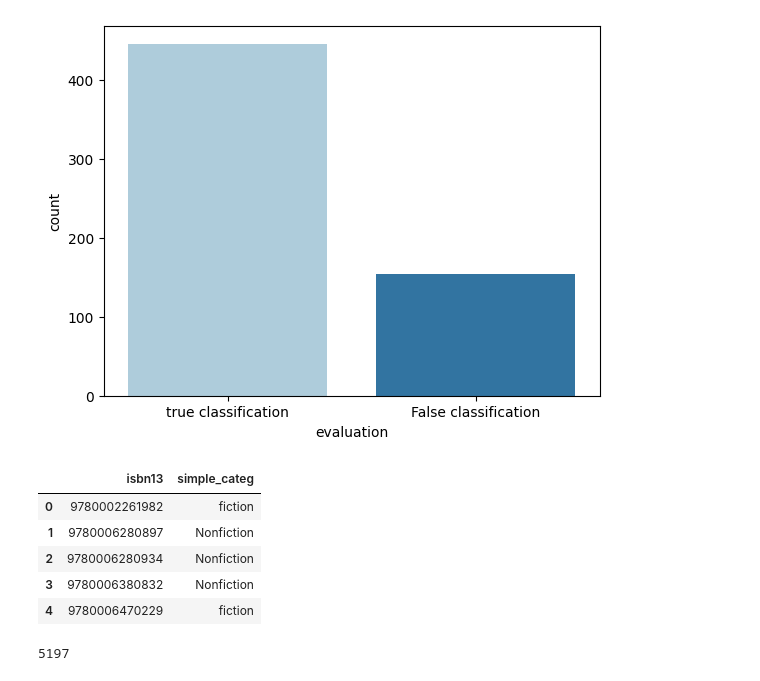
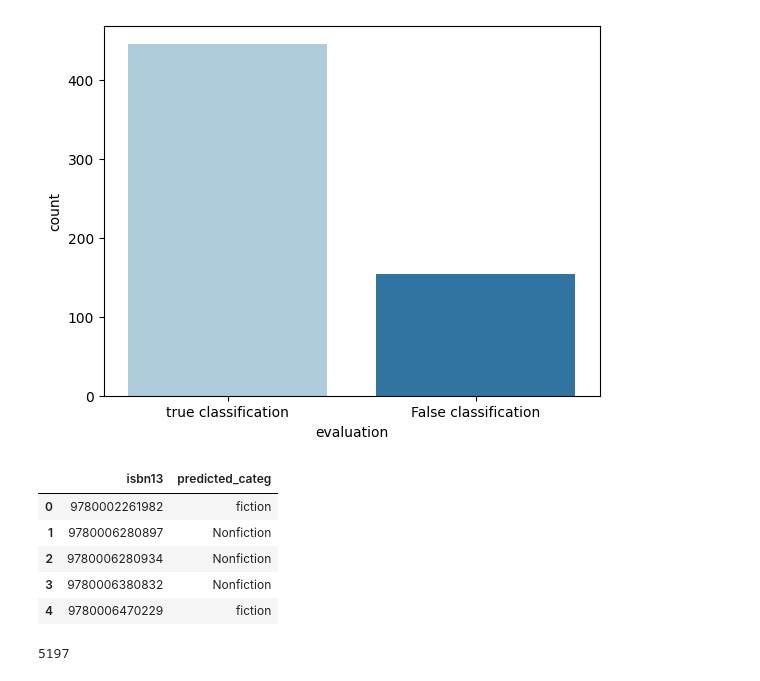
Before and after one commit to YassineSdk/Semantic-book-recommendation, a Jupyter notebook: semantic-book-recommender.ipynb, the cells around one changed output. Saved outputs shown, nothing was run; the diff lists cells and outputs as text; code cells hidden in the pictures.

```diff
--- a/semantic-book-recommender.ipynb
+++ b/semantic-book-recommender.ipynb
@@ -506,10 +507,10 @@ for i in tqdm(range(0,len(missing_cats))):
     predicted_cats += [generate_prediction(seq,categories)]
     isbn +=  [missing_cats['isbn13'][i]]
 # %%
-miss_cats = pd.DataFrame({'isbn13':isbn,'simple_categ':predicted_cats})
+miss_cats = pd.DataFrame({'isbn13':isbn,'predicted_categ':predicted_cats})
 miss_cats.head()
 # %% [output]
-|  | isbn13 | simple_categ |
+|  | isbn13 | predicted_categ |
 | 0 | 9780002261982 | fiction |
 | 1 | 9780006280897 | Nonfiction |
 | 2 | 9780006280934 | Nonfiction |
```
Also changed, not shown: parts of 16 cells of this notebook.
